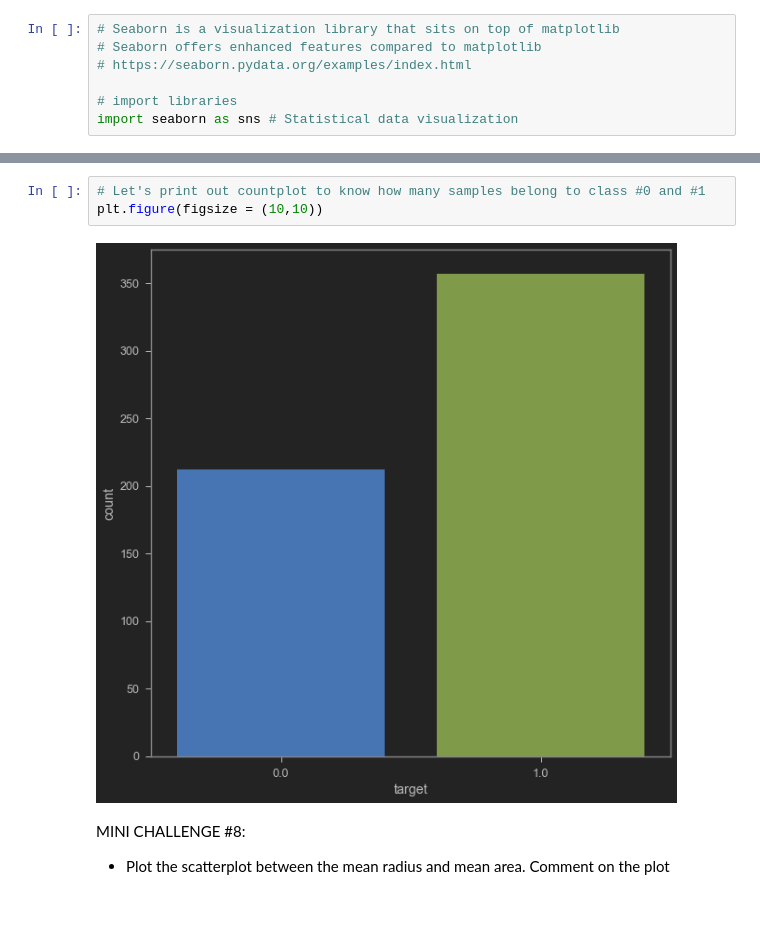
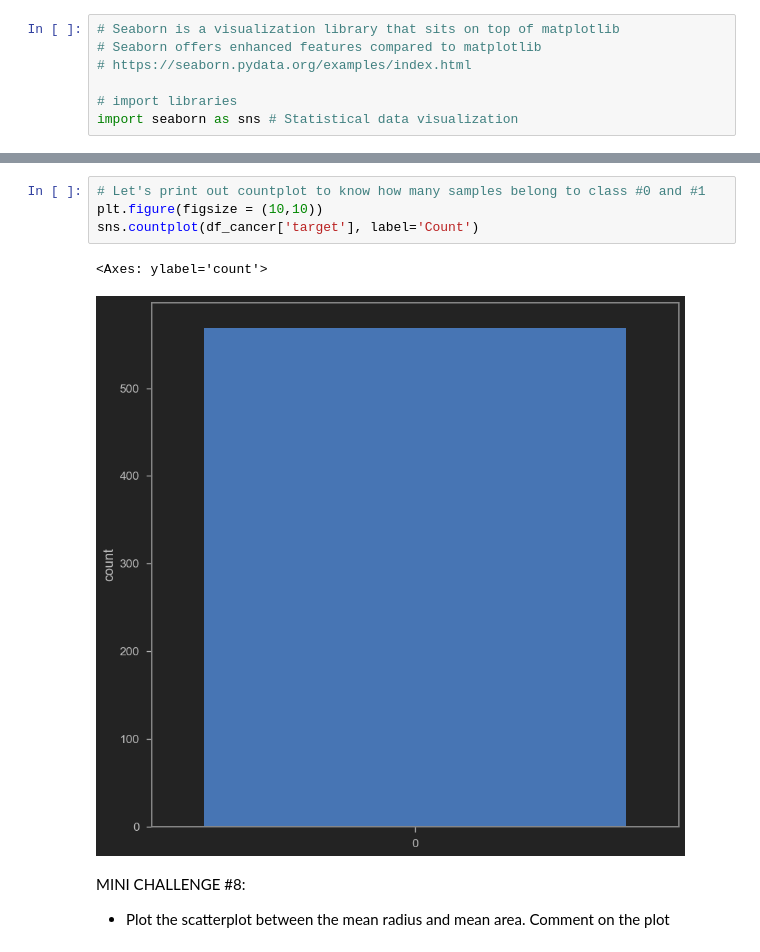
Before and after one commit to joe-trung/Matplotlib-and-seaborn, a Jupyter notebook: Notebook/Data Visualization with Python - Matplotlib and Seaborn.ipynb, the cells around one changed output, grey strips where cells are left out. Saved outputs shown, nothing was run; the diff lists cells and outputs as text; blank space fills up the shorter version.

Commit message:
seaborn scatter countplot

```diff
--- a/Notebook/Data Visualization with Python - Matplotlib and Seaborn.ipynb
+++ b/Notebook/Data Visualization with Python - Matplotlib and Seaborn.ipynb
@@ -339,8 +357,10 @@ plt.figure(figsize = (10,10))
 # %%
 # Let's print out countplot to know how many samples belong to class #0 and #1
 plt.figure(figsize = (10,10))
+sns.countplot(df_cancer['target'], label='Count')
 # %% [output]
+<Axes: ylabel='count'>
-[figure, old version]
+[figure, new version]
 # %% [markdown]
 MINI CHALLENGE #8:
 - Plot the scatterplot between the mean radius and mean area. Comment on the plot
```
Also changed, not shown: parts of 6 cells of this notebook.
